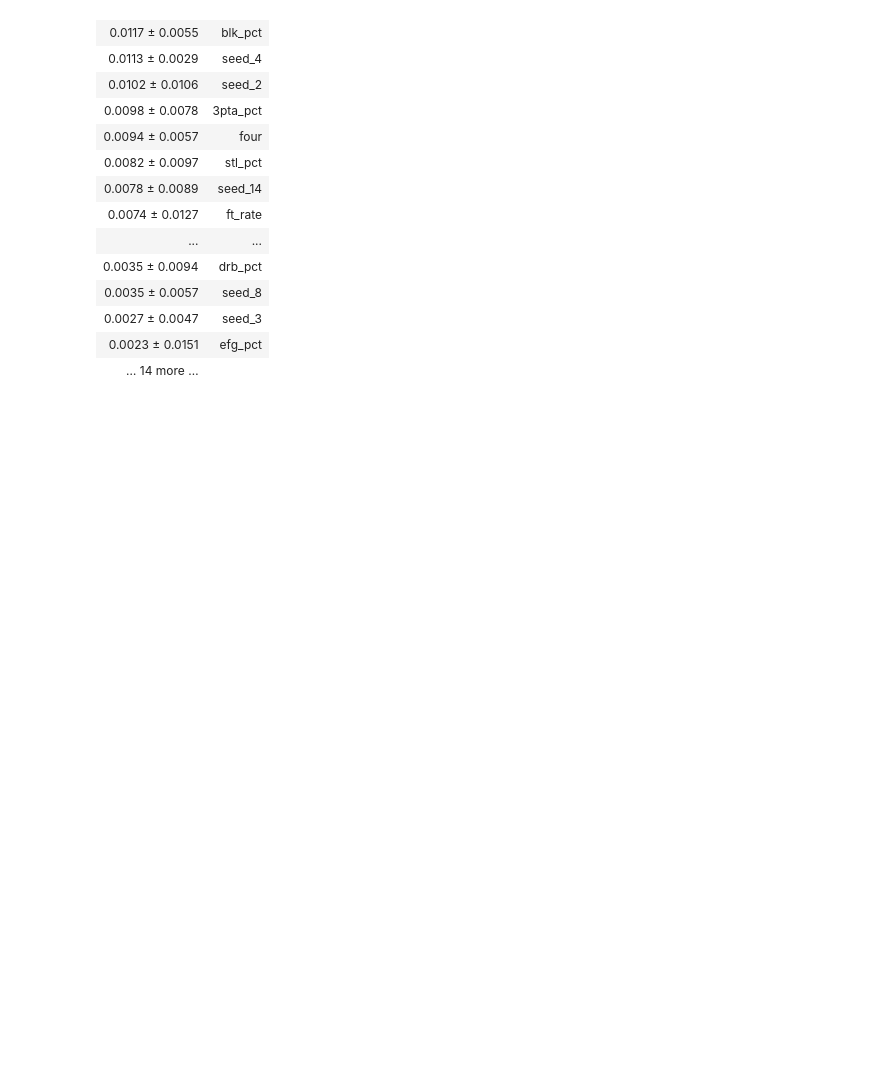
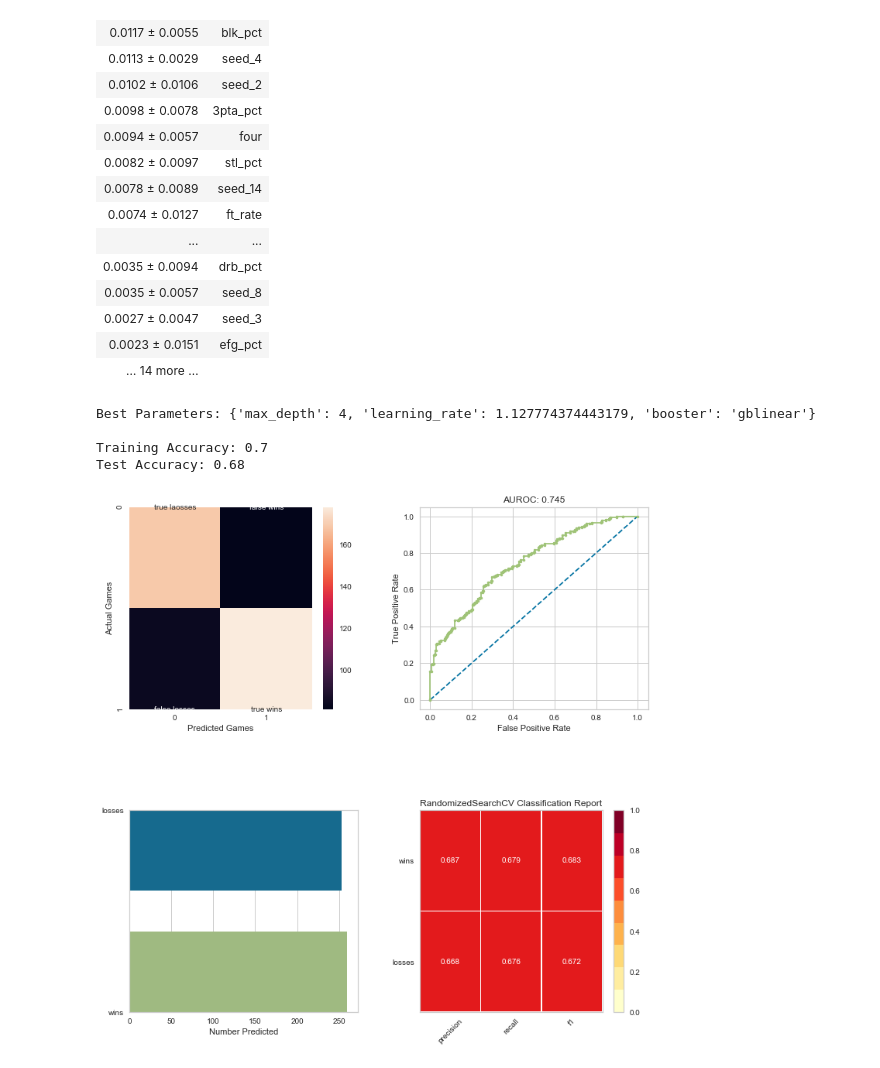
Before and after one commit to Ryan-Kinsella/Kaggle-NCAA-ML-Competition-2020, a Jupyter notebook: Ryan/Models.ipynb, the cells around one changed output. Drawn from its saved outputs; the diff is of its cells as text; code cells hidden in the pictures; blank space fills up the shorter version.

```diff
--- a/Ryan/Models.ipynb
+++ b/Ryan/Models.ipynb
@@ -672,0 +743,32 @@ eli5.show_weights(perm, feature_names=X_test.columns.tolist())
+# %%
+# Tune Logistic Regression for optimal regularization strength
+# and regularization method (penalty):
+import xgboost as xgb
+from sklearn.model_selection import GridSearchCV, RandomizedSearchCV
+xgb_clf = xgb.XGBClassifier(n_jobs=-1)  # XBGoost classifier, n_jobs=-1 uses all processors available
+xgb_param_grid = {
+    'learning_rate': np.logspace(start=0.01, stop=0.2, num=10, endpoint = True), # see last example in np.logspace documentation
+    'max_depth': [2,3,4,5],
+    'booster': ['gbtree', 'gblinear', 'dart']
+}
+# xgb_search = RandomizedSearchCV(xgb_clf, param_distributions=xgb_param_grid,
+#                                    n_iter=10)
+
+# xgb_search.fit(X, y)
+
+xgb_search, train_accuracy, test_accuracy, auc, logloss = clfy_report_xgb(
+    xgb_clf,
+    X_train,
+    X_test,
+    y_train,
+    y_test,
+    xgb_param_grid,
+    cv=10,
+    scale=True
+)
+# %% [output]
+Best Parameters: {'max_depth': 4, 'learning_rate': 1.127774374443179, 'booster': 'gblinear'}
+
+Training Accuracy: 0.7
+Test Accuracy: 0.68
+[figure, added]
```
Also changed, not shown: parts of 4 cells of this notebook.
